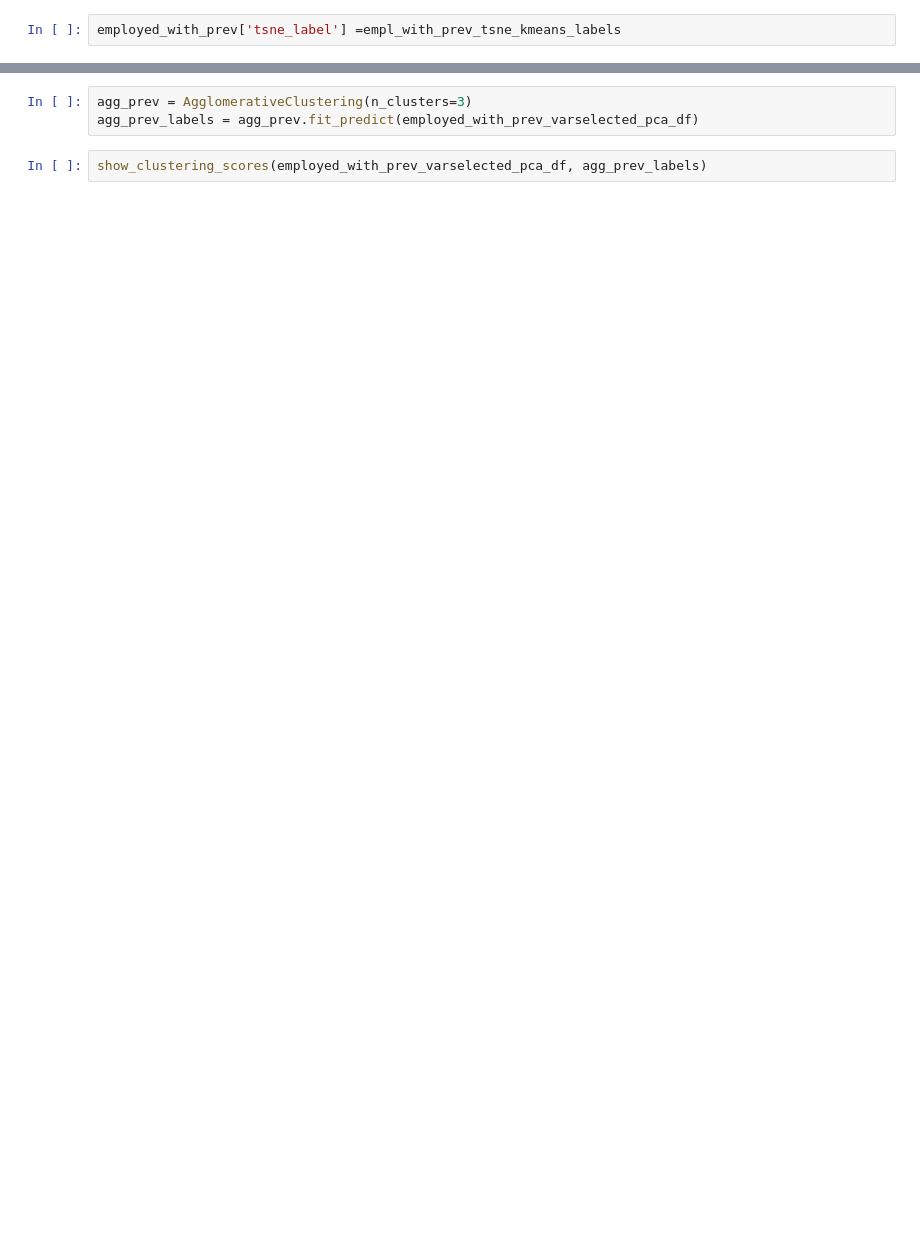
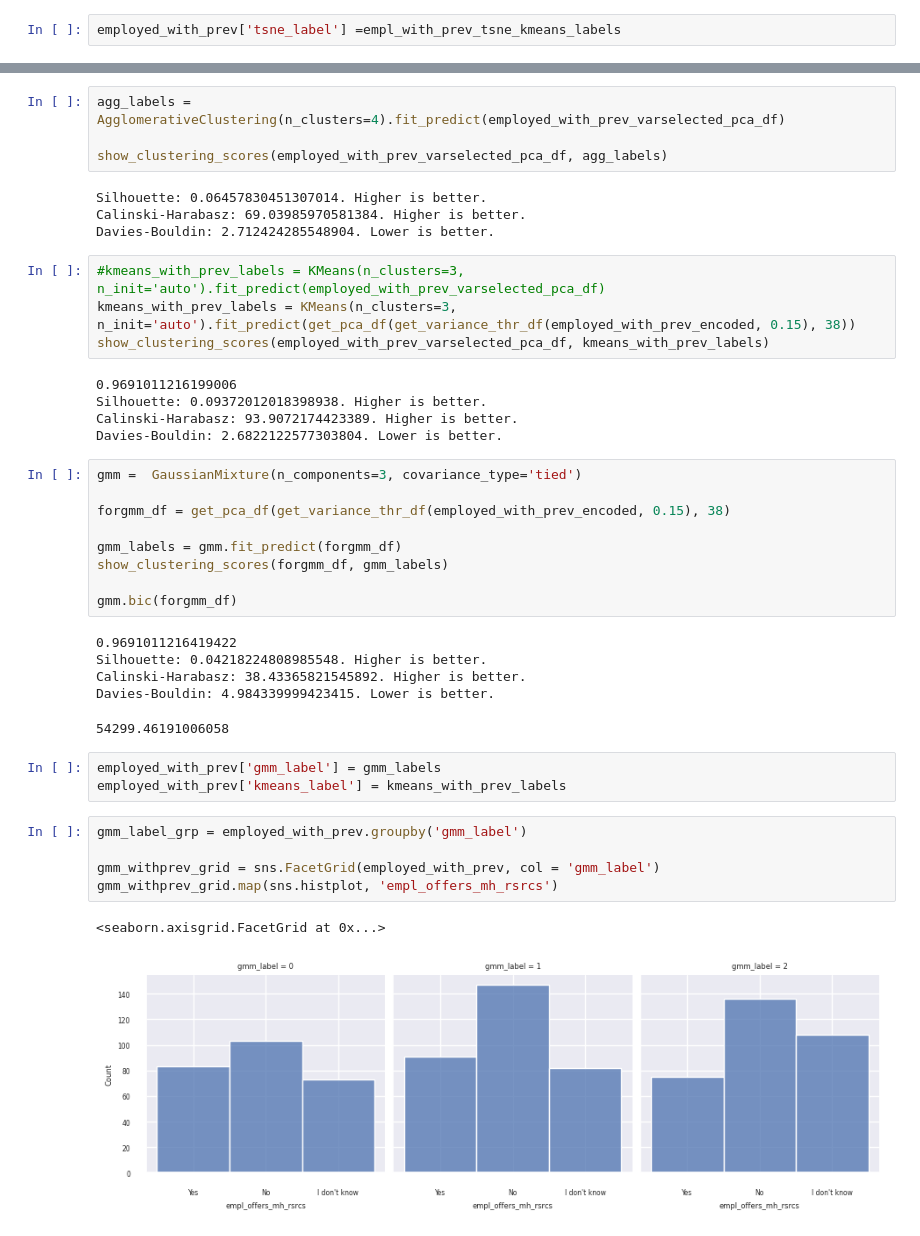
Before and after one commit to kasvoy/KaggleLearning, a Jupyter notebook: mental_health/mental_health.ipynb, the cells around one changed output, grey strips where cells are left out. Cells and saved outputs as stored; diff of their text form; blank space fills up the shorter version.

```diff
--- a/mental_health/mental_health.ipynb
+++ b/mental_health/mental_health.ipynb
@@ -478,5 +621,43 @@ employed_with_prev_varselected_pca_df = get_pca_df(employed_with_prev_varselecte
 # %%
-agg_prev = AgglomerativeClustering(n_clusters=3)
-agg_prev_labels = agg_prev.fit_predict(employed_with_prev_varselected_pca_df)
+agg_labels = AgglomerativeClustering(n_clusters=4).fit_predict(employed_with_prev_varselected_pca_df)
+
+show_clustering_scores(employed_with_prev_varselected_pca_df, agg_labels)
+# %% [output]
+Silhouette: 0.06457830451307014. Higher is better.
+Calinski-Harabasz: 69.03985970581384. Higher is better.
+Davies-Bouldin: 2.712424285548904. Lower is better.
-# %%
-show_clustering_scores(employed_with_prev_varselected_pca_df, agg_prev_labels)
+# %%
+#kmeans_with_prev_labels = KMeans(n_clusters=3, n_init='auto').fit_predict(employed_with_prev_varselected_pca_df)
+kmeans_with_prev_labels = KMeans(n_clusters=3, n_init='auto').fit_predict(get_pca_df(get_variance_thr_df(employed_with_prev_encoded, 0.15), 38))
+show_clustering_scores(employed_with_prev_varselected_pca_df, kmeans_with_prev_labels)
+# %% [output]
+0.9691011216199006
+Silhouette: 0.09372012018398938. Higher is better.
+Calinski-Harabasz: 93.9072174423389. Higher is better.
+Davies-Bouldin: 2.6822122577303804. Lower is better.
+# %%
+gmm =  GaussianMixture(n_components=3, covariance_type='tied')
+
+forgmm_df = get_pca_df(get_variance_thr_df(employed_with_prev_encoded, 0.15), 38)
+
+gmm_labels = gmm.fit_predict(forgmm_df)
+show_clustering_scores(forgmm_df, gmm_labels)
+
+gmm.bic(forgmm_df)
+# %% [output]
+0.9691011216419422
+Silhouette: 0.04218224808985548. Higher is better.
+Calinski-Harabasz: 38.43365821545892. Higher is better.
+Davies-Bouldin: 4.984339999423415. Lower is better.
+54299.46191006058
+# %%
+employed_with_prev['gmm_label'] = gmm_labels
+employed_with_prev['kmeans_label'] = kmeans_with_prev_labels
+# %%
+gmm_label_grp = employed_with_prev.groupby('gmm_label')
+
+gmm_withprev_grid = sns.FacetGrid(employed_with_prev, col = 'gmm_label')
+gmm_withprev_grid.map(sns.histplot, 'empl_offers_mh_rsrcs')
+# %% [output]
+<seaborn.axisgrid.FacetGrid at 0x...>
+[figure, added]
```
Also changed, not shown: parts of 55 cells of this notebook.
